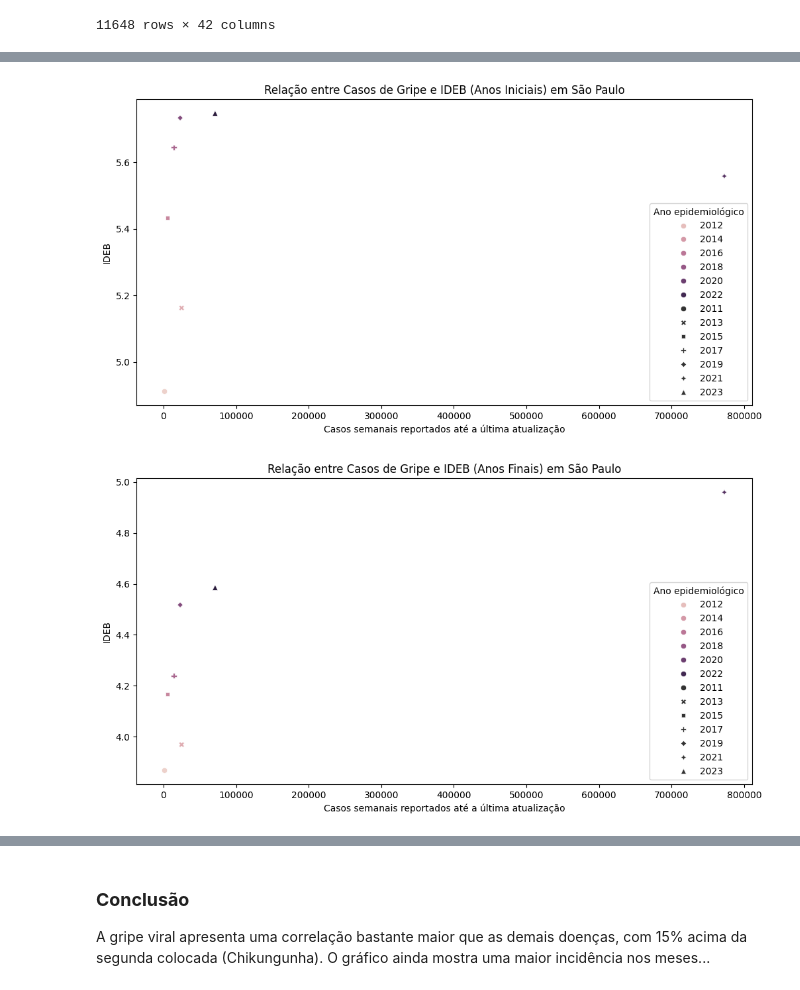
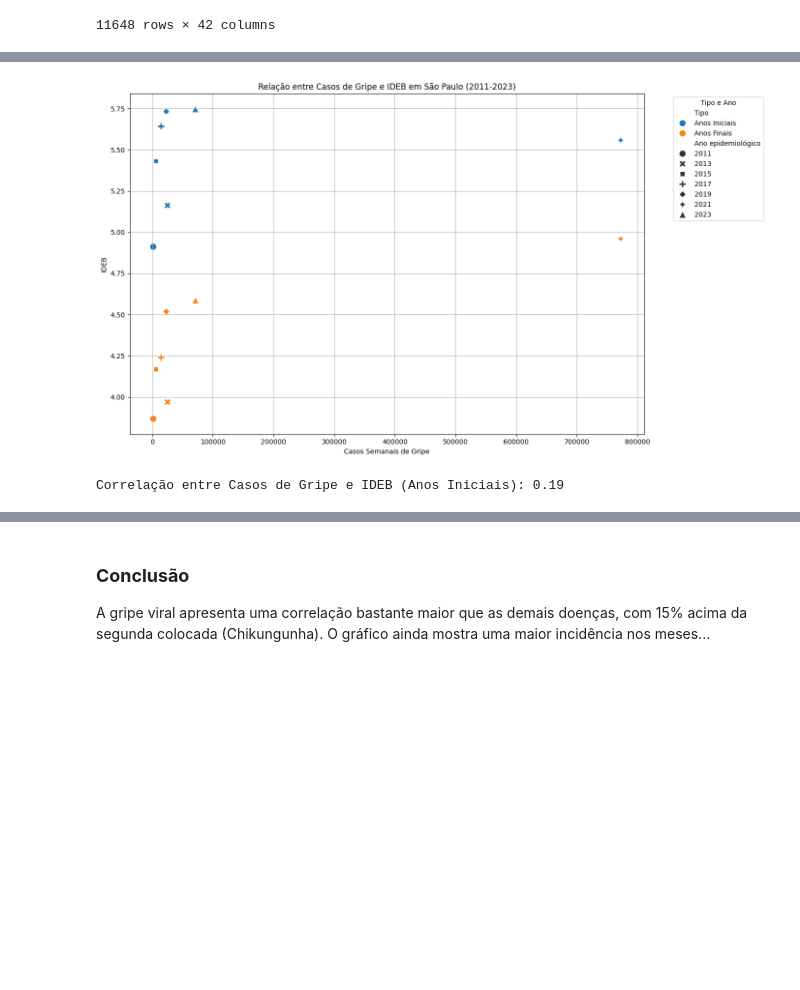
Before and after one commit to cesarfkb/trabalho-CD-semestral, a Jupyter notebook: Projeto_S1_CD.ipynb, the cells around one changed output, grey strips where cells are left out. Cells and saved outputs as stored; diff of their text form; code cells hidden in the pictures; blank space fills up the shorter version.

Commit message:
analise scatterplot ensino medio

```diff
--- a/Projeto_S1_CD.ipynb
+++ b/Projeto_S1_CD.ipynb
@@ -444,50 +455,34 @@ df_merge_gripe_escolaridade_ai
 | 4 | 2019 | São Paulo | 22983.118580 | 2019 | 5.732530 | São Paulo |
 | 5 | 2021 | São Paulo | 772568.265611 | 2021 | 5.557831 | São Paulo |
 | 6 | 2023 | São Paulo | 71136.876216 | 2023 | 5.746512 | São Paulo |
-# %%
-# Scatter plot para analisar a relação entre casos de gripe e IDEB (anos iniciais e finais) em subplots
-
-# Primeiro subplot - Anos Iniciais
-plt.figure(figsize=(12, 6))
-sns.scatterplot(
-    data=df_merge_gripe_escolaridade_ai,
-    x='Casos semanais reportados até a última atualização',
-    y='IDEB',
-    hue='Ano epidemiológico',
-    style='Ano epidemiológico',
-)
-plt.title('Relação entre Casos de Gripe e IDEB (Anos Iniciais) em São Paulo')
-
-# Segundo subplot - Anos Finais
-plt.figure(figsize=(12, 6))
-sns.scatterplot(
-    data=df_merge_gripe_escolaridade_af,
-    x='Casos semanais reportados até a última atualização',
-    y='IDEB',
-    hue='Ano epidemiológico',
-    style='Ano epidemiológico',
-)
-plt.title('Relação entre Casos de Gripe e IDEB (Anos Finais) em São Paulo')
-
-# Plotando os gráficos
-plt.show()
-
-
-# plt.figure(figsize=(12, 6))
-# sns.scatterplot(
-#     data = df_merge_gripe_escolaridade,
-#     x = 'Casos semanais reportados até a última atualização',
-#     y = 'IDEB',
-#     hue = 'Ano epidemiológico',
-#     style = 'Ano epidemiológico',
-# )
-# plt.title('Relação entre Casos de Gripe e IDEB (Anos Iniciais) em São Paulo')
-# plt.xlabel('Casos Semanais de Gripe')
-# plt.ylabel('IDEB Anos Iniciais')
-# plt.legend(title='Ano Epidemiológico')
-# plt.grid(True)
-# plt.show()
-# %% [output]
-[figure, removed]
-[figure, removed]
+# %%
+df_merge_gripe_escolaridade_ai['Tipo'] = 'Anos Iniciais'
+df_merge_gripe_escolaridade_af['Tipo'] = 'Anos Finais'
+
+df_merge_total = pd.concat([df_merge_gripe_escolaridade_ai, df_merge_gripe_escolaridade_af], ignore_index=True)
+
+plt.figure(figsize=(14, 8))
+sns.scatterplot(
+    data=df_merge_total,
+    x='Casos semanais reportados até a última atualização',
+    y='IDEB',
+    hue='Tipo',
+    style='Ano epidemiológico',
+    s=100
+)
+
+plt.title('Relação entre Casos de Gripe e IDEB em São Paulo (2011-2023)')
+plt.xlabel('Casos Semanais de Gripe')
+plt.ylabel('IDEB')
+plt.legend(title='Tipo e Ano', bbox_to_anchor=(1.05, 1), loc='upper left')
+plt.grid(True)
+plt.tight_layout()
+plt.show()
+# %% [output]
+[figure, added]
+# %%
+correlacao = df_merge_gripe_escolaridade_ai['IDEB'].corr(df_merge_gripe_escolaridade_ai['Casos semanais reportados até a última atualização'])
+print(f"Correlação entre Casos de Gripe e IDEB (Anos Iniciais): {correlacao:.2f}")
+# %% [output]
+Correlação entre Casos de Gripe e IDEB (Anos Iniciais): 0.19
 # %%
```
Also changed, not shown: parts of 2 cells of this notebook.
